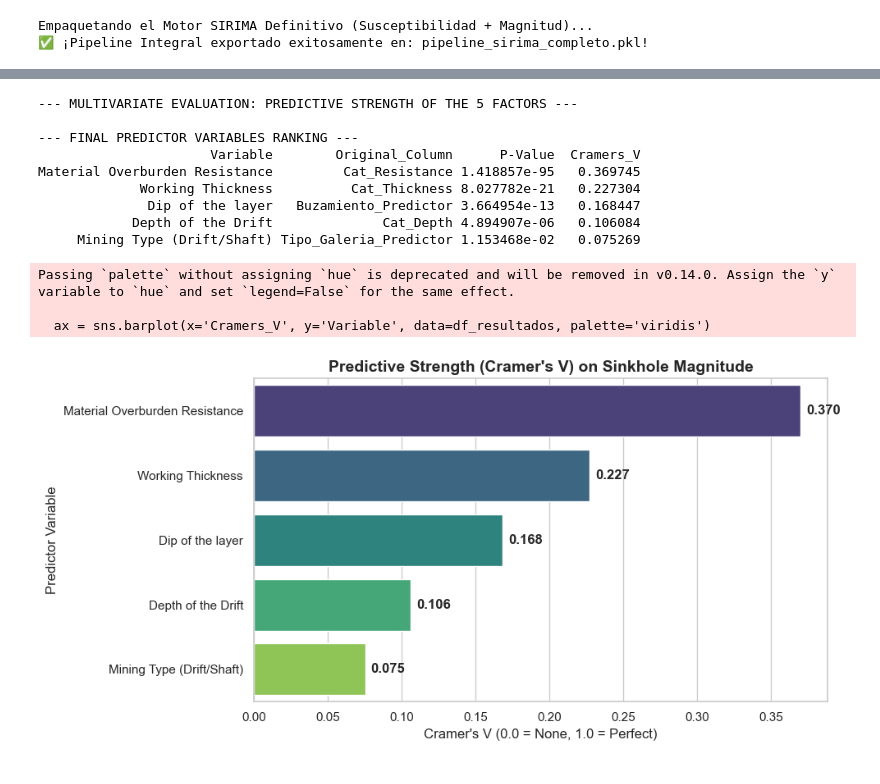
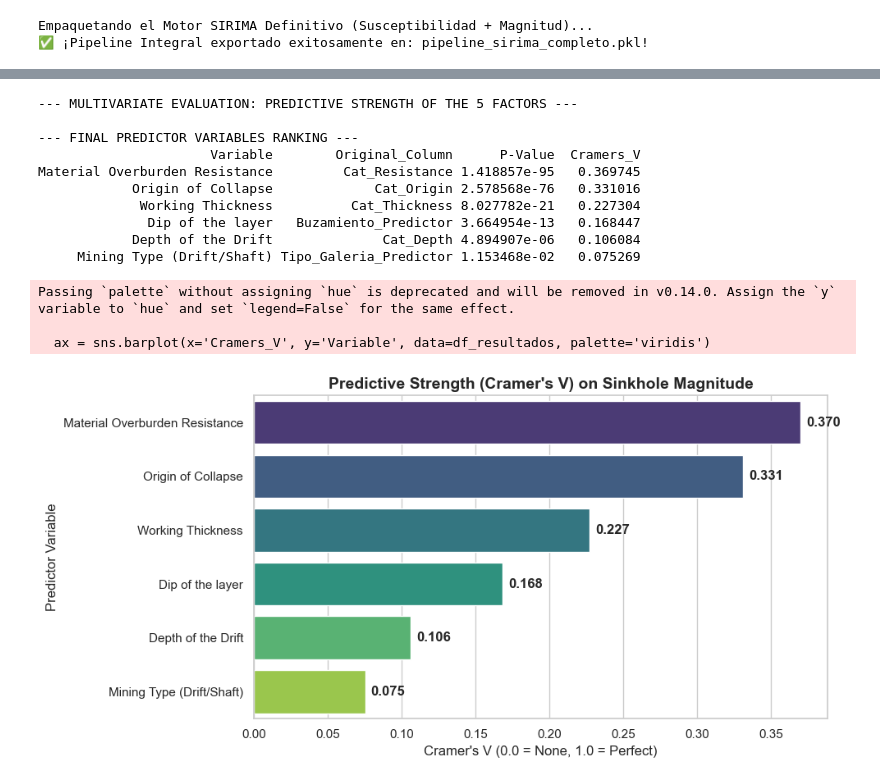
Before and after one commit to gerobena/sinkholes-prediction-model, a Jupyter notebook: scripts/sinkholes_prediction.ipynb, the cells around one changed output, grey strips where cells are left out. Drawn from its saved outputs; the diff is of its cells as text; code cells hidden in the pictures.

Commit message:
Actualizado notebook sinkholes_prediction y modelo pipeline_sirima_completo

```diff
--- a/scripts/sinkholes_prediction.ipynb
+++ b/scripts/sinkholes_prediction.ipynb
@@ -3971,0 +4421,6 @@ memory usage: 135.5+ KB
+# %%
+# 1 Hacemos la variable categorica
+target_col = "Magnitud_Real"
+
+magnitude_order = ["1_Baja", "2_Media", "3_Alta"]
+df_mag_predictoras[target_col] = pd.Categorical(df_mag_predictoras[target_col], categories=magnitude_order, ordered=True)
@@ -3971,0 +4520,17 @@ memory usage: 135.5+ KB
+# %%
+import pandas as pd
+
+target = "Magnitud_Real"
+cont_var = "working_thickness_numeric"
+
+order_map = {
+    "1_Baja": 1,
+    "2_Media": 2,
+    "3_Alta": 3
+}
+
+df_mag_predictoras["Magnitud_Real_ord"] = df_mag_predictoras[target].map(order_map)
+
+# Verificación rápida
+print(df_mag_predictoras[[target, "Magnitud_Real_ord"]].drop_duplicates().sort_values("Magnitud_Real_ord"))
+print(df_mag_predictoras["Magnitud_Real_ord"].isna().sum())
@@ -5373,7 +6189,7 @@ df_modelo_mag_simple = df_pred_magnitud.merge(
 print("\n--- 2. GENERANDO MATRIZ PREDICTIVA 3D ACTUALIZADA ---")
 
 # Filtramos los datos listos para el modelo
-columnas_modelo = ['Magnitud_Real_Peor_Caso', 'working_thickness_numeric', 'dip_clean', 'overburden_resistance_numeric']
+columnas_modelo = ['Magnitud_Real_Peor_Caso', 'working_thickness_numeric', 'dip_clean']
 df_modelo_final = df_modelo_mag_simple.dropna(subset=columnas_modelo).copy()
 
 # Discretización validada
@@ -5403,7 +6219,7 @@ print(matriz_prob_magnitud.to_string())
 print("=========================================================================================")
 
 # Guardado
-#matriz_prob_magnitud.to_csv('Modelo_Predictivo_Peor_Caso.csv')
+matriz_prob_magnitud.to_csv('Modelo_Predictivo_Peor_Caso_final.csv')
 # %% [output]
 --- 2. GENERANDO MATRIZ PREDICTIVA 3D ACTUALIZADA ---
 
@@ -5589 +6363,8 @@ dtypes: category(1), float64(13), object(8)
 memory usage: 308.5+ KB
+# %%
+# Reemplaza 'id_comun' por el nombre real de la columna que conecta ambos DataFrames
+df_modelo_mag_simple = df_modelo_mag_simple.merge(
+    df_mag_predictoras[['id_bd_sinkhole', 'origin_collapse_grouped']],
+    on='id_bd_sinkhole',
+    how='left'
+)
@@ -5625,6 +6426,9 @@ df_modelo['Cat_Thickness'] = pd.cut(df_modelo['working_thickness_numeric'], bins
 # E. Overburden Resistance
 df_modelo['Cat_Resistance'] = df_modelo['overburden_resistance_numeric'].astype(str)
 
+# F. Origin of collapse
+df_modelo['Cat_Origin'] = df_modelo['origin_collapse_grouped'].astype(str)
+
 # ---------------------------------------------------------
 # 3. STATISTICAL ENGINE (Cramer's V)
 # ---------------------------------------------------------
@@ -5656,7 +6460,8 @@ variables = {
     'Dip of the layer': 'Buzamiento_Predictor',
     'Depth of the Drift': 'Cat_Depth',
     'Working Thickness': 'Cat_Thickness',
-    'Material Overburden Resistance': 'Cat_Resistance'
+    'Material Overburden Resistance': 'Cat_Resistance',
+    'Origin of Collapse': 'Cat_Origin'
 }
 
 resultados = []
@@ -5682,31 +6487,32 @@ print(df_resultados.to_string(index=False))
 # 5. RANKING VISUALIZATION
 # ---------------------------------------------------------
 plt.figure(figsize=(10, 5))
 sns.set_theme(style="whitegrid")
 ax = sns.barplot(x='Cramers_V', y='Variable', data=df_resultados, palette='viridis')
 
 plt.title("Predictive Strength (Cramer's V) on Sinkhole Magnitude", fontweight='bold', fontsize=14)
 plt.xlabel("Cramer's V (0.0 = None, 1.0 = Perfect)", fontsize=12)
 plt.ylabel('Predictor Variable', fontsize=12)
 
 for p in ax.patches:
     ax.annotate(f"{p.get_width():.3f}",
                 (p.get_width(), p.get_y() + p.get_height() / 2.),
                 ha='left', va='center', xytext=(5, 0), textcoords='offset points', fontweight='bold')
 
 plt.tight_layout()
 plt.show()
 # %% [output]
 --- MULTIVARIATE EVALUATION: PREDICTIVE STRENGTH OF THE 5 FACTORS ---
 
 --- FINAL PREDICTOR VARIABLES RANKING ---
                       Variable        Original_Column      P-Value  Cramers_V
 Material Overburden Resistance         Cat_Resistance 1.418857e-95   0.369745
+            Origin of Collapse             Cat_Origin 2.578568e-76   0.331016
              Working Thickness          Cat_Thickness 8.027782e-21   0.227304
               Dip of the layer   Buzamiento_Predictor 3.664954e-13   0.168447
             Depth of the Drift              Cat_Depth 4.894907e-06   0.106084
      Mining Type (Drift/Shaft) Tipo_Galeria_Predictor 1.153468e-02   0.075269
 Passing `palette` without assigning `hue` is deprecated and will be removed in v0.14.0. Assign the `y` variable to `hue` and set `legend=False` for the same effect.
 
   ax = sns.barplot(x='Cramers_V', y='Variable', data=df_resultados, palette='viridis')
-[figure, old version]
+[figure, new version]
```
Also changed, not shown: parts of 49 cells of this notebook, 1 other file.
